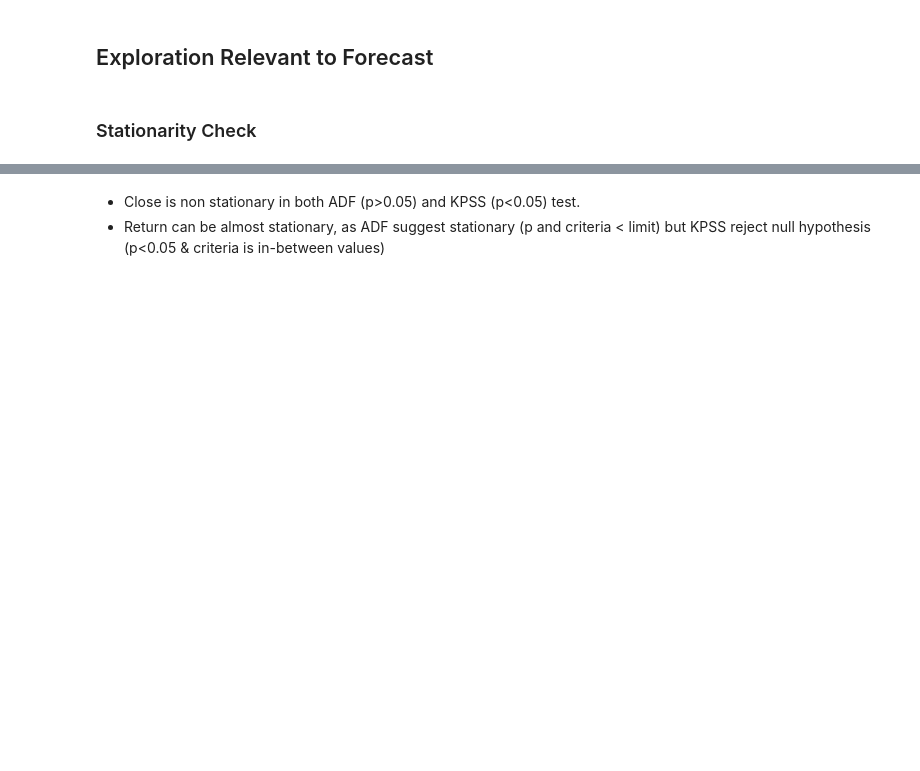
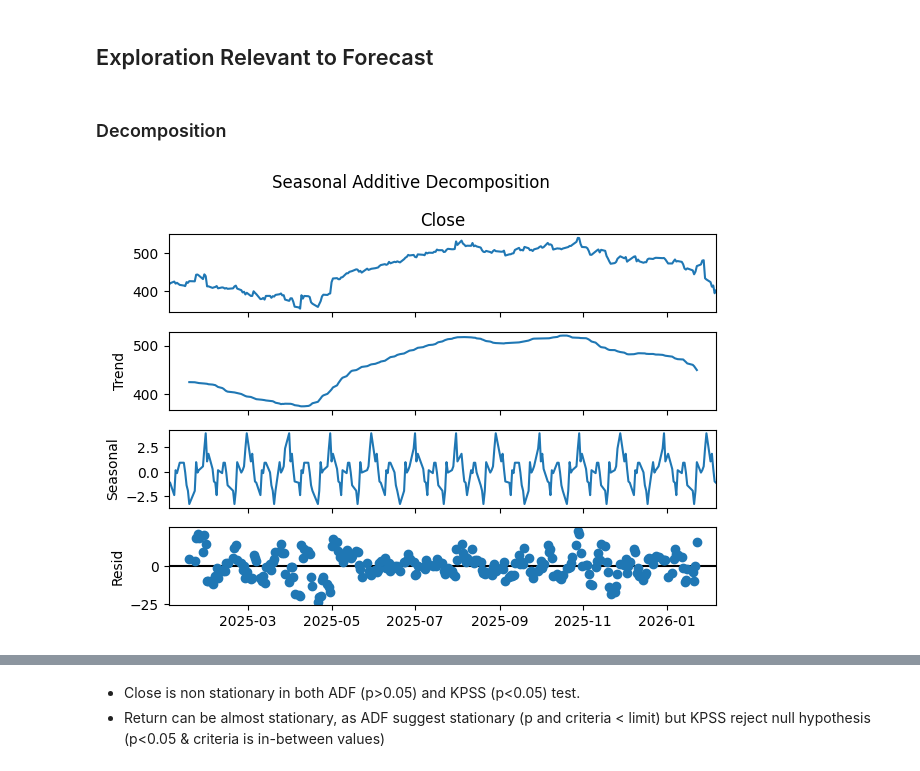
Before and after one commit to shashankgarewal/Time-Series-Analysis-Forecasting, a Jupyter notebook: notebooks/02_eda_analysis.ipynb, the cells around one changed output, grey strips where cells are left out. Cells and saved outputs as stored; diff of their text form; code cells hidden in the pictures; blank space fills up the shorter version.

Commit message:
Add series decomposition

```diff
--- a/notebooks/02_eda_analysis.ipynb
+++ b/notebooks/02_eda_analysis.ipynb
@@ -128,5 +137,13 @@ plt.show()
 * Volume shows positively skewed distribution
 # %% [markdown]
 ## Exploration Relevant to Forecast
-# %% [markdown]
-### Stationarity Check
+# %% [markdown]
+### Decomposition
+# %%
+decomp = seasonal_decompose(time_df['Close'], model='additive', period=21)
+decomp.plot()
+plt.suptitle('Seasonal Additive Decomposition')
+plt.tight_layout()
+plt.show()
+# %% [output]
+[figure, added]
```
Also changed, not shown: parts of 32 cells of this notebook.
